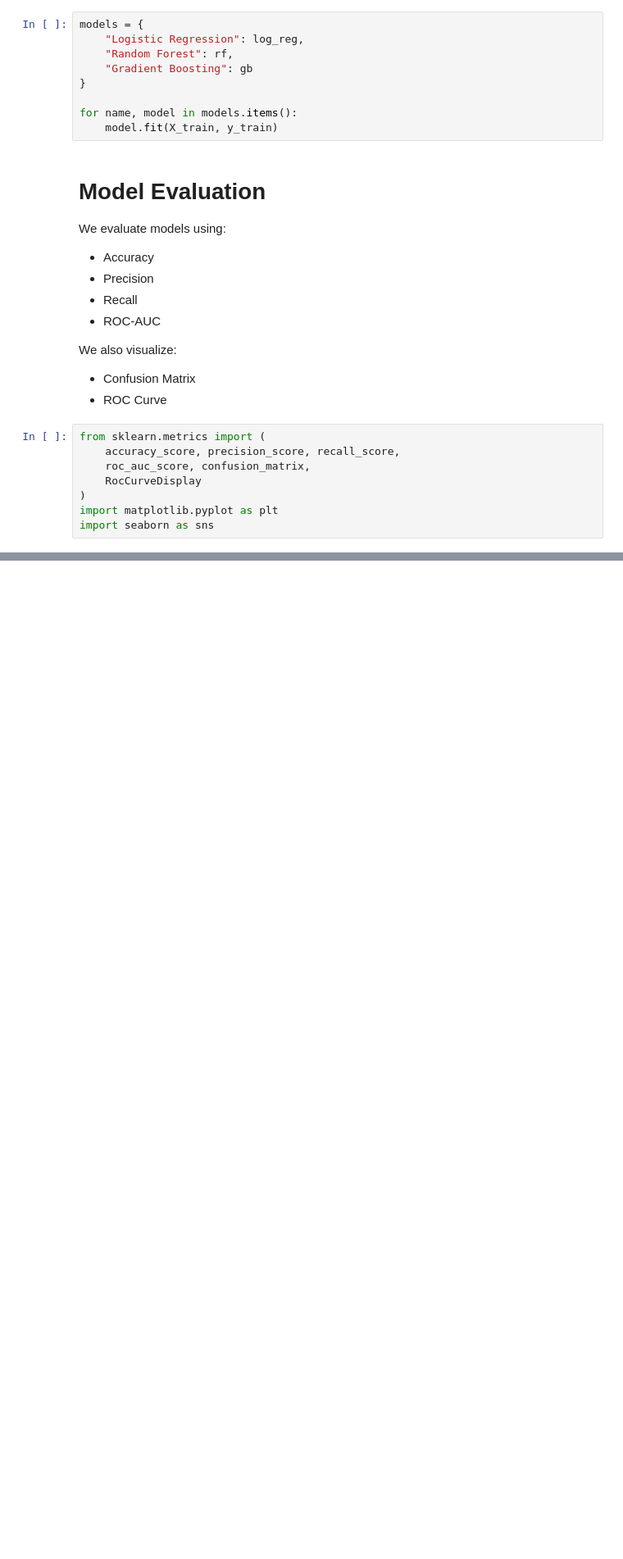
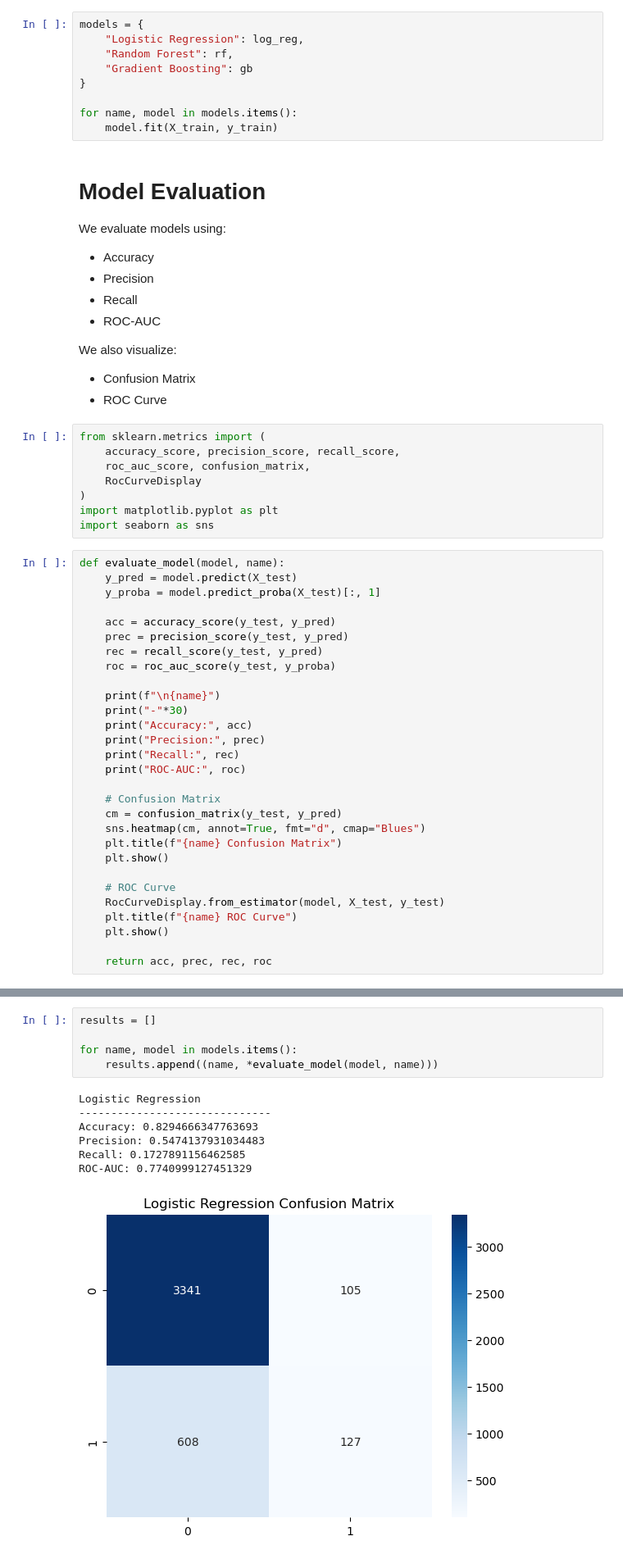
Before and after one commit to ChairoSolutions/Kenya-financial-inclusion-risk, a Jupyter notebook: notebooks/Modeling_and_Evaluation.ipynb, the cells around one changed output, grey strips where cells are left out. Shown at 82% size. Cells and saved outputs as stored; diff of their text form; blank space fills up the shorter version.

Commit message:
Model Comparison

```diff
--- a/notebooks/Modeling_and_Evaluation.ipynb
+++ b/notebooks/Modeling_and_Evaluation.ipynb
@@ -223,3 +223,32 @@ from sklearn.metrics import (
 )
 import matplotlib.pyplot as plt
 import seaborn as sns
+# %%
+def evaluate_model(model, name):
+    y_pred = model.predict(X_test)
+    y_proba = model.predict_proba(X_test)[:, 1]
+
+    acc = accuracy_score(y_test, y_pred)
+    prec = precision_score(y_test, y_pred)
+    rec = recall_score(y_test, y_pred)
+    roc = roc_auc_score(y_test, y_proba)
+
+    print(f"\n{name}")
+    print("-"*30)
+    print("Accuracy:", acc)
+    print("Precision:", prec)
+    print("Recall:", rec)
+    print("ROC-AUC:", roc)
+
+    # Confusion Matrix
+    cm = confusion_matrix(y_test, y_pred)
+    sns.heatmap(cm, annot=True, fmt="d", cmap="Blues")
+    plt.title(f"{name} Confusion Matrix")
+    plt.show()
+
+    # ROC Curve
+    RocCurveDisplay.from_estimator(model, X_test, y_test)
+    plt.title(f"{name} ROC Curve")
+    plt.show()
+
+    return acc, prec, rec, roc
@@ -225,0 +259,13 @@ import seaborn as sns
+# %%
+results = []
+
+for name, model in models.items():
+    results.append((name, *evaluate_model(model, name)))
+# %% [output]
+Logistic Regression
+------------------------------
+Accuracy: 0.8294666347763693
+Precision: 0.5474137931034483
+Recall: 0.1727891156462585
+ROC-AUC: 0.7740999127451329
+[figure, added]
```
Also changed, not shown: parts of 2 cells of this notebook.
